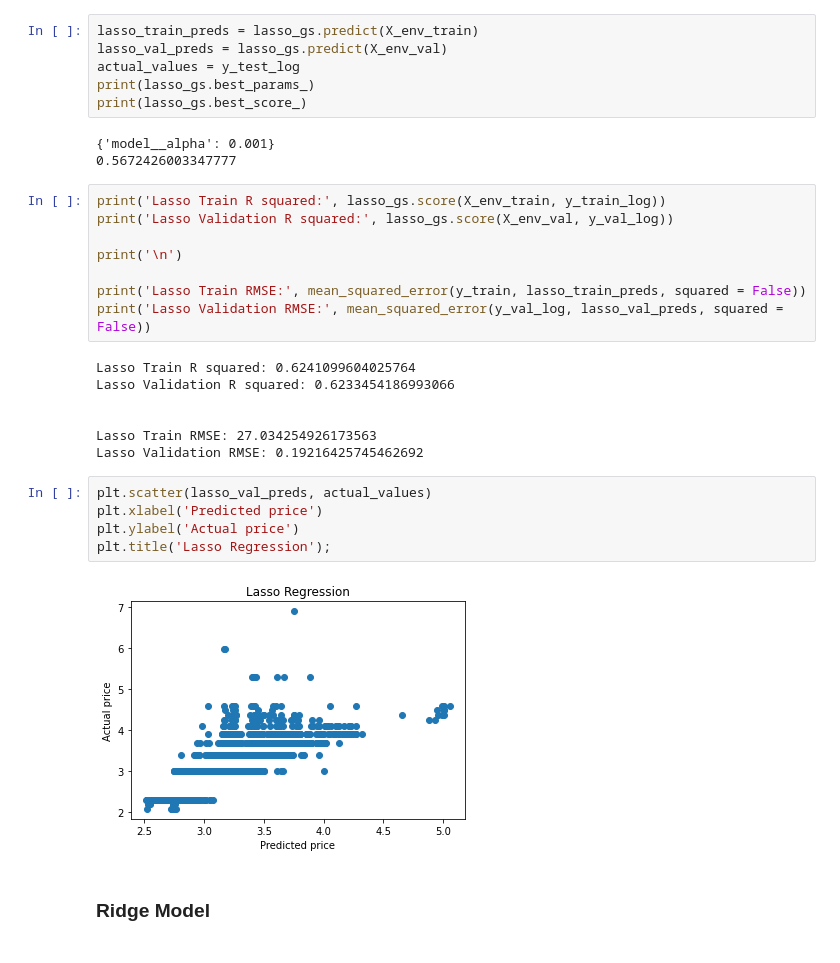
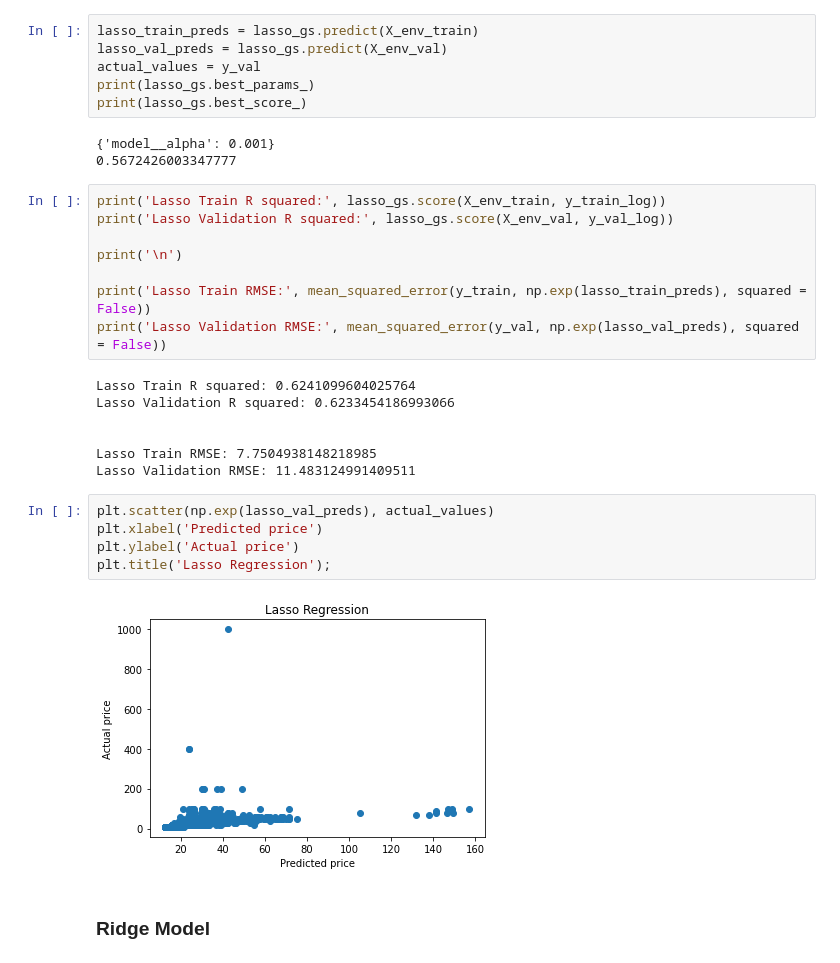
Before and after one commit to LewisDaDude/Project-4, a Jupyter notebook: code/03_Modeling.ipynb, the cells around one changed output. Saved outputs shown, nothing was run; the diff lists cells and outputs as text.

```diff
--- a/code/03_Modeling.ipynb
+++ b/code/03_Modeling.ipynb
@@ -757,7 +754,7 @@ GridSearchCV(estimator=Pipeline(steps=[('poly', PolynomialFeatures()),
 # %%
 lasso_train_preds = lasso_gs.predict(X_env_train)
 lasso_val_preds = lasso_gs.predict(X_env_val)
-actual_values = y_test_log
+actual_values = y_val
 print(lasso_gs.best_params_)
 print(lasso_gs.best_score_)
 # %% [output]
@@ -769,22 +766,22 @@ print('Lasso Validation R squared:', lasso_gs.score(X_env_val, y_val_log))
 
 print('\n')
 
-print('Lasso Train RMSE:', mean_squared_error(y_train, lasso_train_preds, squared = False))
-print('Lasso Validation RMSE:', mean_squared_error(y_val_log, lasso_val_preds, squared = False))
+print('Lasso Train RMSE:', mean_squared_error(y_train, np.exp(lasso_train_preds), squared = False))
+print('Lasso Validation RMSE:', mean_squared_error(y_val, np.exp(lasso_val_preds), squared = False))
 # %% [output]
 Lasso Train R squared: 0.6241099604025764
 Lasso Validation R squared: 0.6233454186993066
 
 
-Lasso Train RMSE: 27.034254926173563
-Lasso Validation RMSE: 0.19216425745462692
+Lasso Train RMSE: 7.7504938148218985
+Lasso Validation RMSE: 11.483124991409511
 # %%
-plt.scatter(lasso_val_preds, actual_values)
+plt.scatter(np.exp(lasso_val_preds), actual_values)
 plt.xlabel('Predicted price')
 plt.ylabel('Actual price')
 plt.title('Lasso Regression');
 # %% [output]
-[figure, old version]
+[figure, new version]
 # %% [markdown]
 ### Ridge Model
 # %%
```
Also changed, not shown: parts of 22 cells of this notebook.
